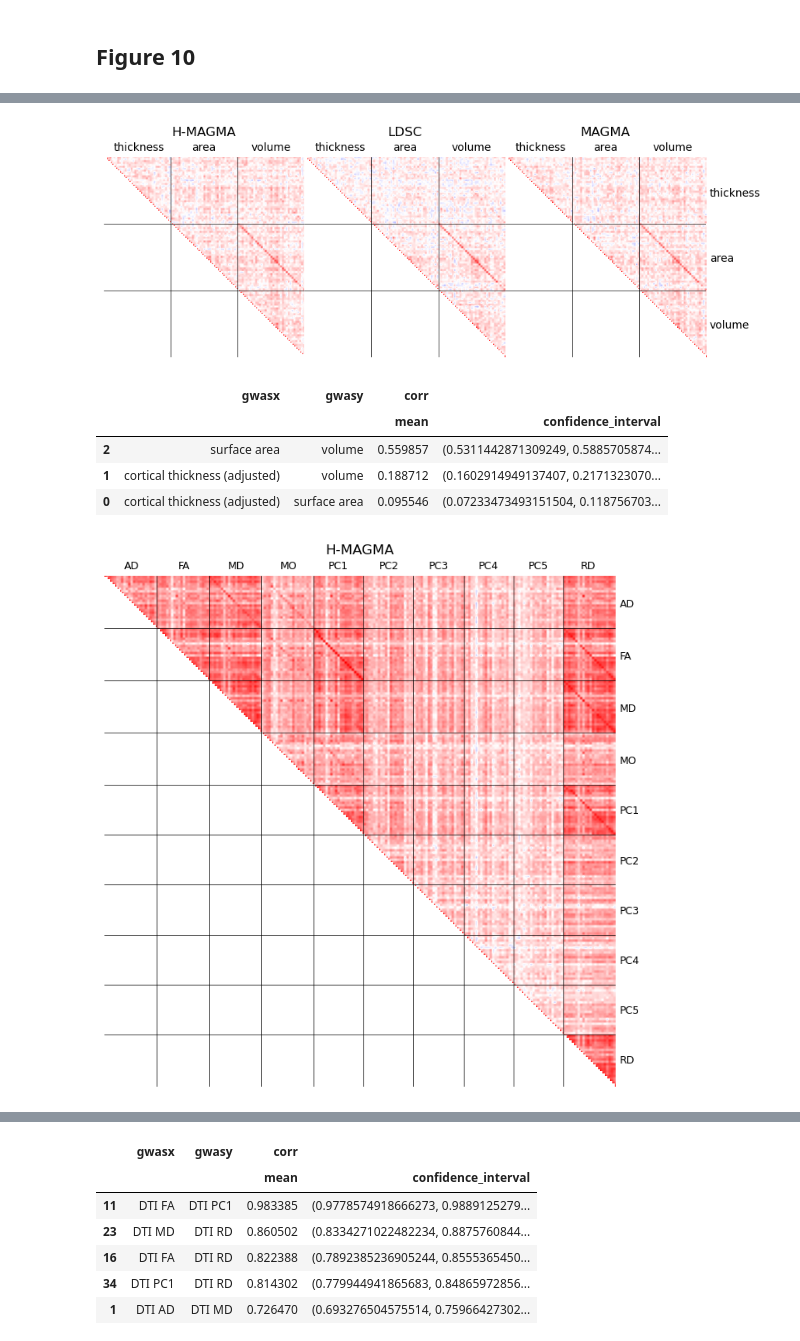
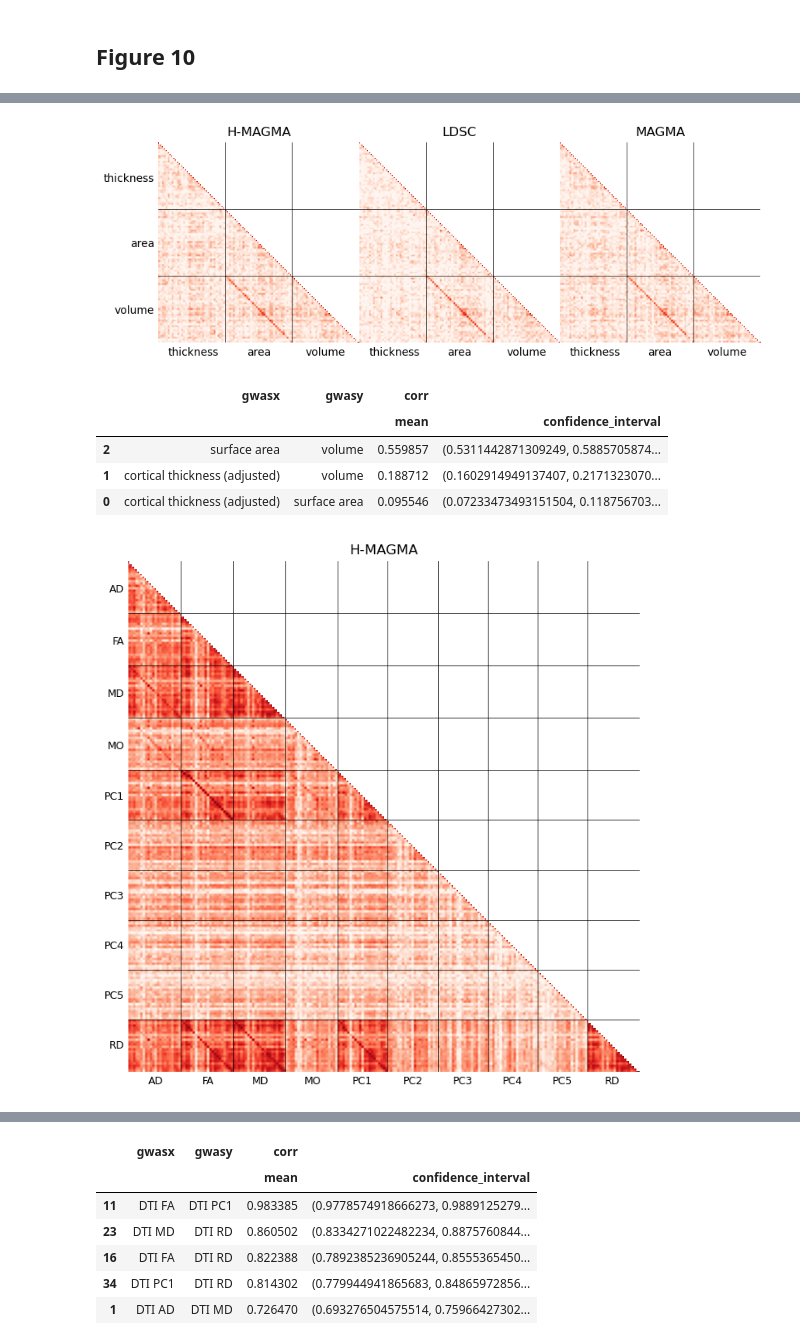
Before and after one commit to erwinerdem/STEAP, a Jupyter notebook: notebooks/figures.ipynb, the cells around one changed output, grey strips where cells are left out. Cells and saved outputs as stored; diff of their text form; code cells hidden in the pictures.

Commit message:
Edited heatmaps

```diff
--- a/notebooks/figures.ipynb
+++ b/notebooks/figures.ipynb
@@ -612,9 +627,11 @@ diag_df = [[g,g,1,0,m] for g in all_group_gwas for m in methods]
 group_corr_df = group_corr_df.append(pd.DataFrame(diag_df, columns=group_corr_df.columns))
 for m in ['H-MAGMA']:
     group_corr_df_m = group_corr_df[group_corr_df['method']==m]
-    group_corr_df_m = group_corr_df_m.pivot(columns='gwasy', index='gwasx', values='corr')
+    group_corr_df_m = group_corr_df_m.pivot(columns='gwasy', index='gwasx', values='corr').T
     ax.imshow(group_corr_df_m,
-              cmap='bwr', vmin=-1, vmax=1)
+#               cmap='bwr', vmin=-1, vmax=1
+              cmap='Reds', vmin=0, vmax=1
+             )
     ax.set_title(m)
     ax.tick_params(axis=u'both', which=u'both',length=0)
     ax.spines['top'].set_visible(False)
@@ -623,10 +640,10 @@ for m in ['H-MAGMA']:
     ax.spines['left'].set_visible(False)
     yticks = group_corr_df_m.index.str.split(':').str[0].str.split('(').str[0].str.rstrip().str.split(' ').str[-1]
     ticks = get_ticks(yticks)
-    ax.yaxis.tick_right()
+#     ax.yaxis.tick_right()
     ax.set_yticks(list(range(0,group_corr_df_m.shape[0])))
     ax.set_yticklabels(ticks)
-    ax.xaxis.tick_top()
+#     ax.xaxis.tick_top()
     ax.set_xticks(list(range(0,group_corr_df_m.shape[0])))
     ax.set_xticklabels(ticks)
     plt.savefig(f"{figure_dir}heatmap_corr_structural_MRI_{m}.png", dpi=200, bbox_inches='tight')
@@ -648,9 +665,11 @@ diag_df = [[g,g,1,0,m] for g in all_group_gwas for m in methods]
 group_corr_df = group_corr_df.append(pd.DataFrame(diag_df, columns=group_corr_df.columns))
 for m,ax in zip(methods,axes.flatten()):
     group_corr_df_m = group_corr_df[group_corr_df['method']==m]
-    group_corr_df_m = group_corr_df_m.pivot(columns='gwasy', index='gwasx', values='corr')
+    group_corr_df_m = group_corr_df_m.pivot(columns='gwasy', index='gwasx', values='corr').T
     ax.imshow(group_corr_df_m,
-              cmap='bwr', vmin=-1, vmax=1)
+#               cmap='bwr', vmin=-1, vmax=1
+              cmap='Reds', vmin=0, vmax=1
+             )
     ax.set_title(m)
     ax.tick_params(axis=u'both', which=u'both',length=0)
     ax.spines['top'].set_visible(False)
@@ -659,19 +678,19 @@ for m,ax in zip(methods,axes.flatten()):
     ax.spines['left'].set_visible(False)
     yticks = group_corr_df_m.index.str.split(':').str[0].str.split('(').str[0].str.rstrip().str.split(' ').str[-1]
     ticks = get_ticks(yticks)
-    ax.yaxis.tick_right()
+#     ax.yaxis.tick_right()
     ax.set_yticks(list(range(0,group_corr_df_m.shape[0])))
     ax.set_yticklabels(['']*len(ticks))
-    ax.xaxis.tick_top()
+#     ax.xaxis.tick_top()
     ax.set_xticks(list(range(0,group_corr_df_m.shape[0])))
     ax.set_xticklabels(ticks)
-ax.set_yticks(list(range(0,group_corr_df_m.shape[0])))
-ax.set_yticklabels(ticks)
+axes[0].set_yticks(list(range(0,group_corr_df_m.shape[0])))
+axes[0].set_yticklabels(ticks)
 plt.savefig(f"{figure_dir}heatmap_corr_structural_MRI.png", dpi=200, bbox_inches='tight')
 plt.show()
 # plt.tight_layout()
 # %% [output]
-[figure, old version]
+[figure, new version]
 # %%
 group_corr_df = corr_df[(corr_df['gwasx'].str.contains(': \w+\.\w+'))& # only get MRI measurement phenotypes
                           (corr_df['gwasy'].str.contains(': \w+\.\w+'))&
@@ -697,37 +716,39 @@ group_corr_df.groupby(['gwasx','gwasy']).agg(
 # %%
 plt.style.use('default')
 fig, ax = plt.subplots(1,1, figsize=(8,8))
 group_corr_df = corr_df[(corr_df['gwasx'].str.contains('DTI'))&
                         (corr_df['gwasy'].str.contains('DTI'))]
 all_group_gwas = pd.concat([group_corr_df['gwasx'],group_corr_df['gwasy']]).unique()
 diag_df = [[g,g,1,0,m] for g in all_group_gwas for m in methods]
 group_corr_df = group_corr_df.append(pd.DataFrame(diag_df, columns=group_corr_df.columns))
 for m in ['H-MAGMA']:
-    group_corr_df_m = group_corr_df[group_corr_df['method']==m]
-    group_corr_df_m = group_corr_df_m.pivot(columns='gwasy', index='gwasx', values='corr')
+    group_corr_df_m = group_corr_df[group_corr_df['method']==m].copy()
+    group_corr_df_m = group_corr_df_m.pivot(columns='gwasy', index='gwasx', values='corr').T
     ax.imshow(group_corr_df_m,
-              cmap='bwr', vmin=-1, vmax=1)
+#               cmap='bwr', vmin=-1, vmax=1
+              cmap='Reds', vmin=0, vmax=1
+             )
     ax.set_title(m)
     ax.tick_params(axis=u'both', which=u'both',length=0)
     ax.spines['top'].set_visible(False)
     ax.spines['right'].set_visible(False)
     ax.spines['bottom'].set_visible(False)
     ax.spines['left'].set_visible(False)
     yticks = group_corr_df_m.index.str.split(':').str[0].str.split('(').str[0].str.rstrip().str.split(' ').str[-1]
     ticks = get_ticks(yticks)
-    ax.yaxis.tick_right()
+#     ax.yaxis.tick_right()
     ax.set_yticks(list(range(0,group_corr_df_m.shape[0])))
     ax.set_yticklabels(['']*len(ticks))
-    ax.xaxis.tick_top()
+#     ax.xaxis.tick_top()
     ax.set_xticks(list(range(0,group_corr_df_m.shape[0])))
     ax.set_xticklabels(ticks,size=9)
 ax.set_yticks(list(range(0,group_corr_df_m.shape[0])))
 ax.set_yticklabels(ticks, size=9)
 plt.savefig(f"{figure_dir}heatmap_corr_DTI_tracts_{m}.png", dpi=200, bbox_inches='tight')
 plt.show()
 # plt.tight_layout()
 # %% [output]
-[figure, old version]
+[figure, new version]
 # %%
 plt.style.use('default')
 fig, axes = plt.subplots(1,3, figsize=(15,15),
```
Also changed, not shown: parts of 6 cells of this notebook, 7 other files.
